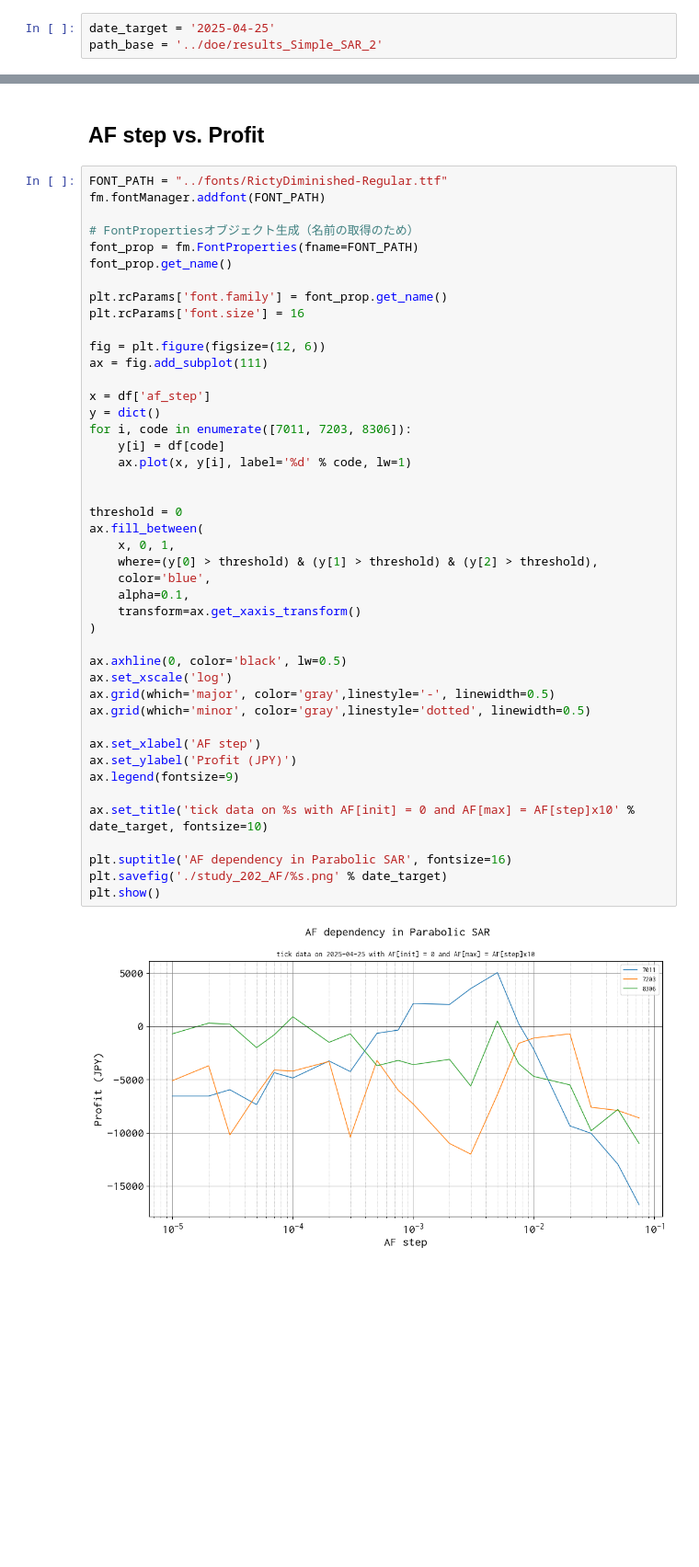
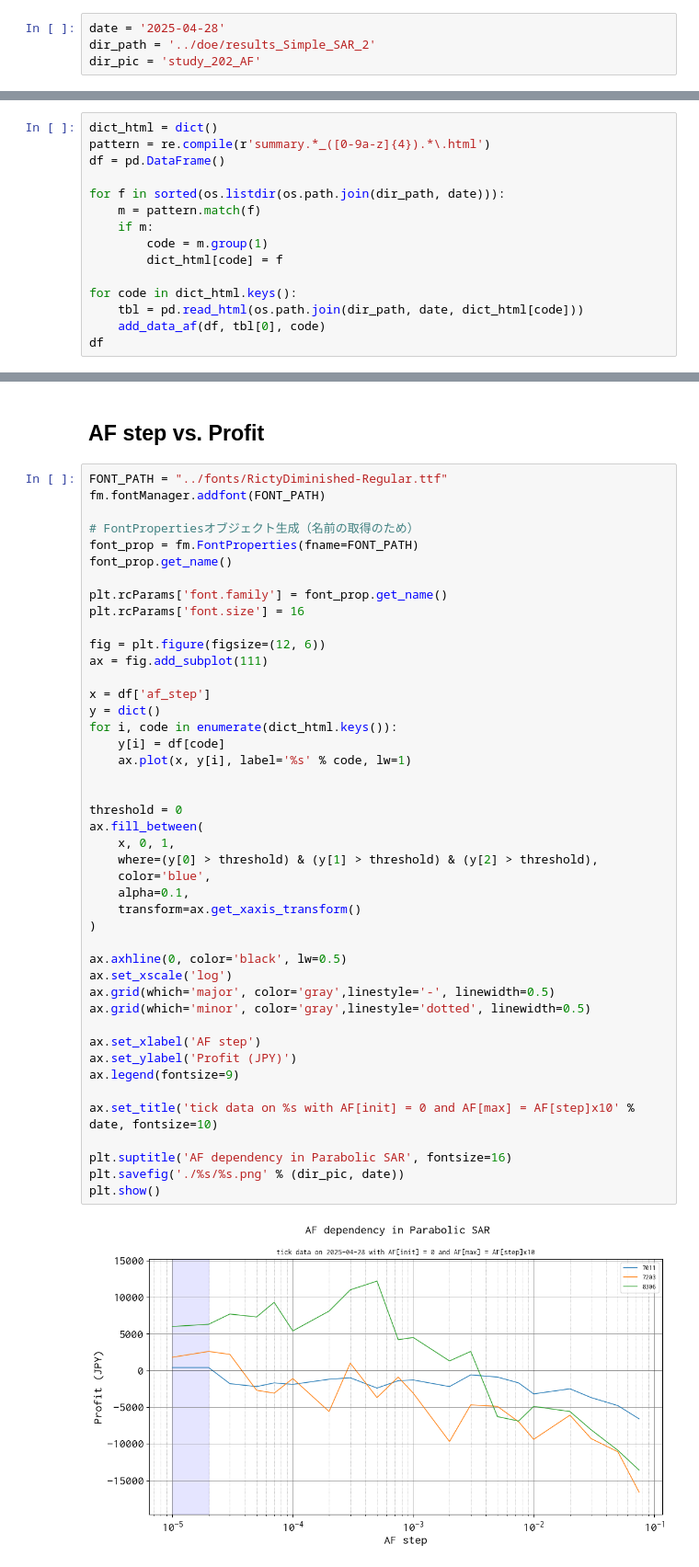
Before and after one commit to bitwalk123/day_trade_simulator, a Jupyter notebook: jupyter/study_202_AF.ipynb, the cells around one changed output, grey strips where cells are left out. Shown: that part at 92% size. Cells and saved outputs as stored; diff of their text form; blank space fills up the shorter version.

```diff
--- a/jupyter/study_202_AF.ipynb
+++ b/jupyter/study_202_AF.ipynb
@@ -17,5 +20,6 @@ from matplotlib import (
 # %%
-date_target = '2025-04-25'
-path_base = '../doe/results_Simple_SAR_2'
+date = '2025-04-28'
+dir_path = '../doe/results_Simple_SAR_2'
+dir_pic = 'study_202_AF'
 # %% [markdown]
 ## データソース
@@ -44,0 +26,15 @@ df
+# %%
+dict_html = dict()
+pattern = re.compile(r'summary.*_([0-9a-z]{4}).*\.html')
+df = pd.DataFrame()
+
+for f in sorted(os.listdir(os.path.join(dir_path, date))):
+    m = pattern.match(f)
+    if m:
+        code = m.group(1)
+        dict_html[code] = f
+
+for code in dict_html.keys():
+    tbl = pd.read_html(os.path.join(dir_path, date, dict_html[code]))
+    add_data_af(df, tbl[0], code)
+df
@@ -58,35 +72,35 @@ plt.rcParams['font.size'] = 16
 fig = plt.figure(figsize=(12, 6))
 ax = fig.add_subplot(111)
 
 x = df['af_step']
 y = dict()
-for i, code in enumerate([7011, 7203, 8306]):
+for i, code in enumerate(dict_html.keys()):
     y[i] = df[code]
-    ax.plot(x, y[i], label='%d' % code, lw=1)
+    ax.plot(x, y[i], label='%s' % code, lw=1)
 
 
 threshold = 0
 ax.fill_between(
     x, 0, 1,
     where=(y[0] > threshold) & (y[1] > threshold) & (y[2] > threshold),
     color='blue',
     alpha=0.1,
     transform=ax.get_xaxis_transform()
 )
 
 ax.axhline(0, color='black', lw=0.5)
 ax.set_xscale('log')
 ax.grid(which='major', color='gray',linestyle='-', linewidth=0.5)
 ax.grid(which='minor', color='gray',linestyle='dotted', linewidth=0.5)
 
 ax.set_xlabel('AF step')
 ax.set_ylabel('Profit (JPY)')
 ax.legend(fontsize=9)
 
-ax.set_title('tick data on %s with AF[init] = 0 and AF[max] = AF[step]x10' % date_target, fontsize=10)
+ax.set_title('tick data on %s with AF[init] = 0 and AF[max] = AF[step]x10' % date, fontsize=10)
 
 plt.suptitle('AF dependency in Parabolic SAR', fontsize=16)
-plt.savefig('./study_202_AF/%s.png' % date_target)
+plt.savefig('./%s/%s.png' % (dir_pic, date))
 plt.show()
 # %% [output]
-[figure, old version]
+[figure, new version]
```
Also changed, not shown: parts of 3 cells of this notebook, 1 other file.
